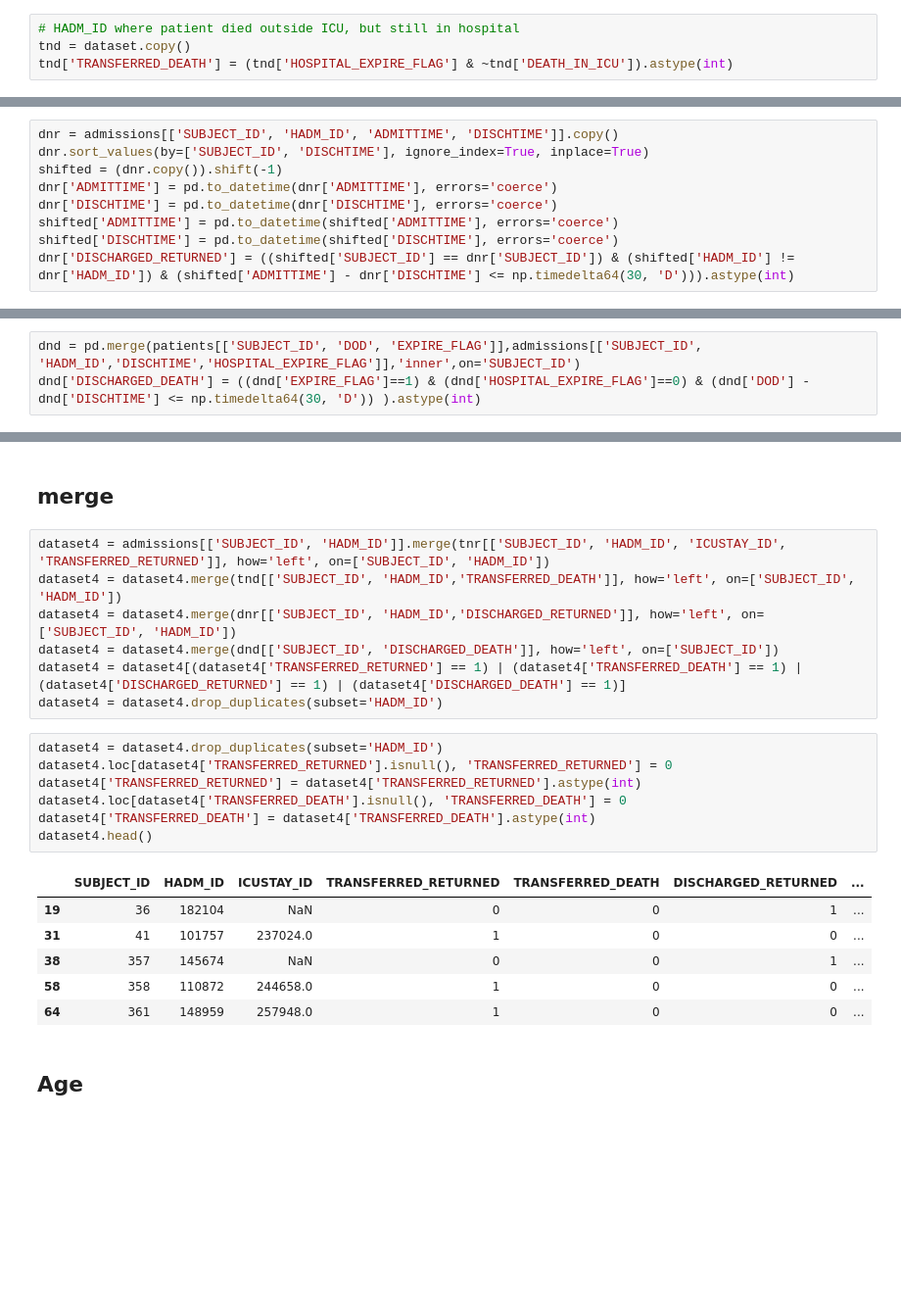
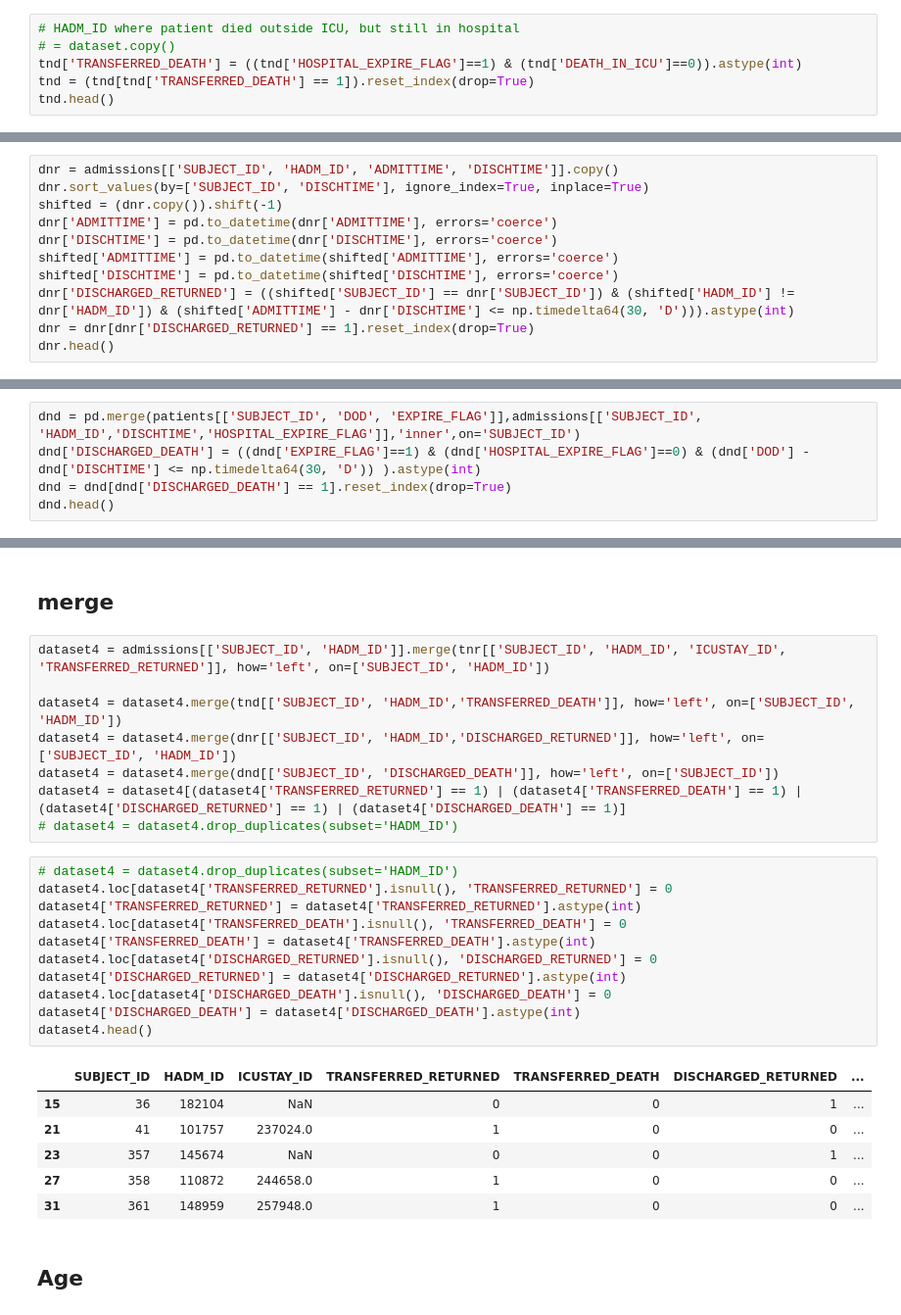
Before and after one commit to BencsikMD/CS598CourseProject, a Jupyter notebook: CreateDataset3.ipynb, the cells around one changed output, grey strips where cells are left out. Shown at 98% size. Cells and saved outputs as stored; diff of their text form; blank space fills up the shorter version.

```diff
--- a/CreateDataset3.ipynb
+++ b/CreateDataset3.ipynb
@@ -153,4 +241,6 @@ dataset['TRANSFERRED_DEATH'] = admissions['HOSPITAL_EXPIRE_FLAG'] and not datase
 # %%
 # HADM_ID where patient died outside ICU, but still in hospital
-tnd = dataset.copy()
-tnd['TRANSFERRED_DEATH'] = (tnd['HOSPITAL_EXPIRE_FLAG'] & ~tnd['DEATH_IN_ICU']).astype(int)
+# = dataset.copy()
+tnd['TRANSFERRED_DEATH'] = ((tnd['HOSPITAL_EXPIRE_FLAG']==1) & (tnd['DEATH_IN_ICU']==0)).astype(int)
+tnd = (tnd[tnd['TRANSFERRED_DEATH'] == 1]).reset_index(drop=True)
+tnd.head()
@@ -174,3 +271,5 @@ dnr['DISCHTIME'] = pd.to_datetime(dnr['DISCHTIME'], errors='coerce')
 shifted['ADMITTIME'] = pd.to_datetime(shifted['ADMITTIME'], errors='coerce')
 shifted['DISCHTIME'] = pd.to_datetime(shifted['DISCHTIME'], errors='coerce')
 dnr['DISCHARGED_RETURNED'] = ((shifted['SUBJECT_ID'] == dnr['SUBJECT_ID']) & (shifted['HADM_ID'] != dnr['HADM_ID']) & (shifted['ADMITTIME'] - dnr['DISCHTIME'] <= np.timedelta64(30, 'D'))).astype(int)
+dnr = dnr[dnr['DISCHARGED_RETURNED'] == 1].reset_index(drop=True)
+dnr.head()
@@ -213,3 +291,5 @@ dataset['DISCHARGED_DEATH'] = patients['EXPIRE_FLAG'] & not admissions['HOSPITAL
 # %%
 dnd = pd.merge(patients[['SUBJECT_ID', 'DOD', 'EXPIRE_FLAG']],admissions[['SUBJECT_ID', 'HADM_ID','DISCHTIME','HOSPITAL_EXPIRE_FLAG']],'inner',on='SUBJECT_ID')
 dnd['DISCHARGED_DEATH'] = ((dnd['EXPIRE_FLAG']==1) & (dnd['HOSPITAL_EXPIRE_FLAG']==0) & (dnd['DOD'] - dnd['DISCHTIME'] <= np.timedelta64(30, 'D')) ).astype(int)
+dnd = dnd[dnd['DISCHARGED_DEATH'] == 1].reset_index(drop=True)
+dnd.head()
@@ -222,25 +309,30 @@ admissions.head(1)
 ## merge
 # %%
 dataset4 = admissions[['SUBJECT_ID', 'HADM_ID']].merge(tnr[['SUBJECT_ID', 'HADM_ID', 'ICUSTAY_ID', 'TRANSFERRED_RETURNED']], how='left', on=['SUBJECT_ID', 'HADM_ID'])
+
 dataset4 = dataset4.merge(tnd[['SUBJECT_ID', 'HADM_ID','TRANSFERRED_DEATH']], how='left', on=['SUBJECT_ID', 'HADM_ID'])
 dataset4 = dataset4.merge(dnr[['SUBJECT_ID', 'HADM_ID','DISCHARGED_RETURNED']], how='left', on=['SUBJECT_ID', 'HADM_ID'])
 dataset4 = dataset4.merge(dnd[['SUBJECT_ID', 'DISCHARGED_DEATH']], how='left', on=['SUBJECT_ID'])
 dataset4 = dataset4[(dataset4['TRANSFERRED_RETURNED'] == 1) | (dataset4['TRANSFERRED_DEATH'] == 1) | (dataset4['DISCHARGED_RETURNED'] == 1) | (dataset4['DISCHARGED_DEATH'] == 1)]
-dataset4 = dataset4.drop_duplicates(subset='HADM_ID')
+# dataset4 = dataset4.drop_duplicates(subset='HADM_ID')
 # %%
-dataset4 = dataset4.drop_duplicates(subset='HADM_ID')
+# dataset4 = dataset4.drop_duplicates(subset='HADM_ID')
 dataset4.loc[dataset4['TRANSFERRED_RETURNED'].isnull(), 'TRANSFERRED_RETURNED'] = 0
 dataset4['TRANSFERRED_RETURNED'] = dataset4['TRANSFERRED_RETURNED'].astype(int)
 dataset4.loc[dataset4['TRANSFERRED_DEATH'].isnull(), 'TRANSFERRED_DEATH'] = 0
 dataset4['TRANSFERRED_DEATH'] = dataset4['TRANSFERRED_DEATH'].astype(int)
+dataset4.loc[dataset4['DISCHARGED_RETURNED'].isnull(), 'DISCHARGED_RETURNED'] = 0
+dataset4['DISCHARGED_RETURNED'] = dataset4['DISCHARGED_RETURNED'].astype(int)
+dataset4.loc[dataset4['DISCHARGED_DEATH'].isnull(), 'DISCHARGED_DEATH'] = 0
+dataset4['DISCHARGED_DEATH'] = dataset4['DISCHARGED_DEATH'].astype(int)
 dataset4.head()
 # %% [output]
 |  | SUBJECT_ID | HADM_ID | ICUSTAY_ID | TRANSFERRED_RETURNED | TRANSFERRED_DEATH | DISCHARGED_RETURNED | ... |
-| 19 | 36 | 182104 | NaN | 0 | 0 | 1 | ... |
-| 31 | 41 | 101757 | 237024.0 | 1 | 0 | 0 | ... |
-| 38 | 357 | 145674 | NaN | 0 | 0 | 1 | ... |
-| 58 | 358 | 110872 | 244658.0 | 1 | 0 | 0 | ... |
-| 64 | 361 | 148959 | 257948.0 | 1 | 0 | 0 | ... |
+| 15 | 36 | 182104 | NaN | 0 | 0 | 1 | ... |
+| 21 | 41 | 101757 | 237024.0 | 1 | 0 | 0 | ... |
+| 23 | 357 | 145674 | NaN | 0 | 0 | 1 | ... |
+| 27 | 358 | 110872 | 244658.0 | 1 | 0 | 0 | ... |
+| 31 | 361 | 148959 | 257948.0 | 1 | 0 | 0 | ... |
 # %% [markdown]
 ## Age
 # %%
```
Also changed, not shown: parts of 39 cells of this notebook.
